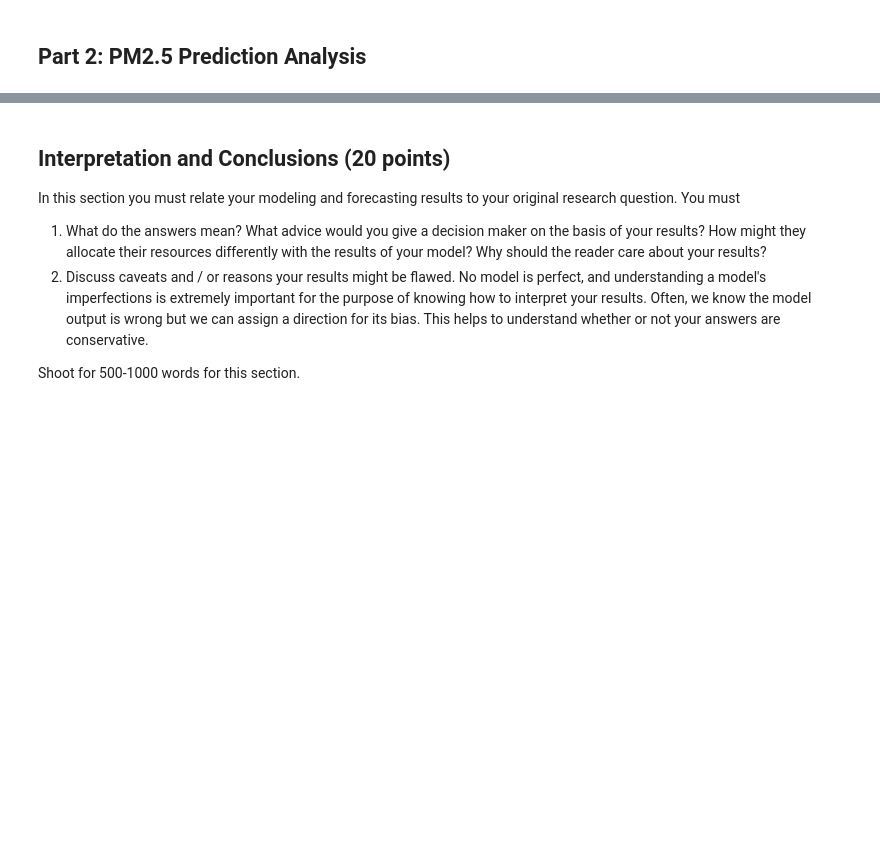
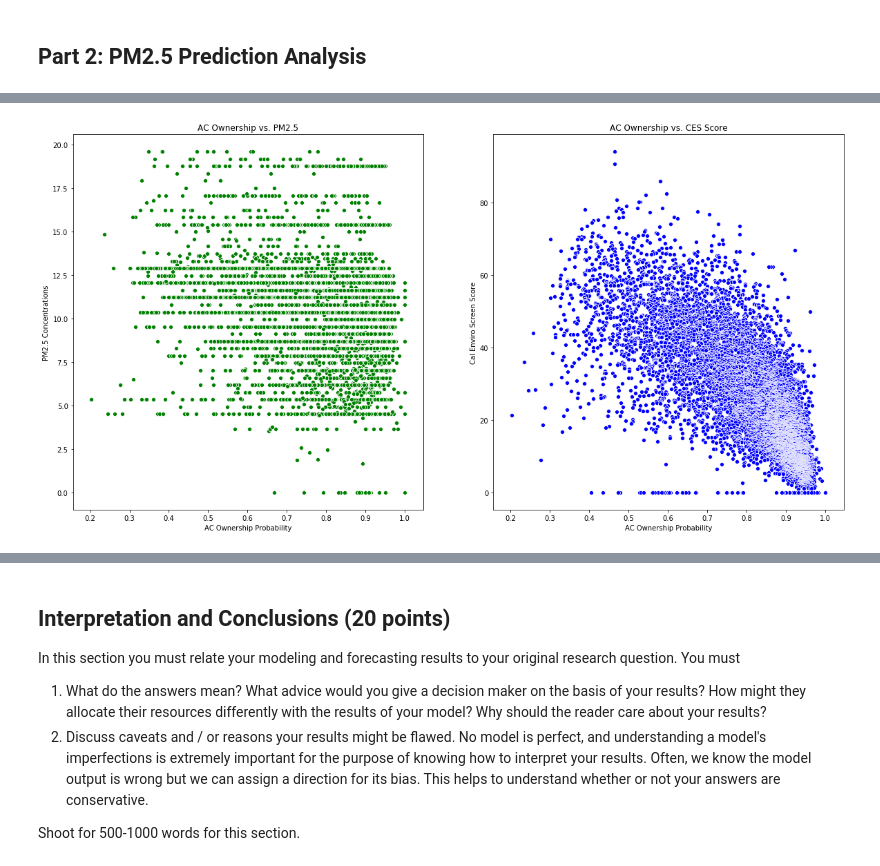
Before and after one commit to elizabethrshehter/er131finalproject, a Jupyter notebook: FinalProjectTemplate_2019.ipynb, the cells around one changed output, grey strips where cells are left out. Saved outputs shown, nothing was run; the diff lists cells and outputs as text; code cells hidden in the pictures; blank space fills up the shorter version.

```diff
--- a/FinalProjectTemplate_2019.ipynb
+++ b/FinalProjectTemplate_2019.ipynb
@@ -701,7 +793,7 @@ X2_train, X2_val, y2_train, y2_val = train_test_split(X2, y2, random_state = 1,
 #plt.show()
 # %%
 #Simple first decision tree
-BuildDecisionTree(X2_train, X2_val, y2_train, y2_val)
+first_tree2 = BuildDecisionTree(X2_train, X2_val, y2_train, y2_val)
 # %% [output]
 Number of features: 2
 Number of nodes (internal and terminal): 23
@@ -716,0 +828,4 @@ DecisionTreeClassifier(class_weight=None, criterion='gini', max_depth=None,
+# %%
+bag_tree2 = BaggingTree(X2_train, X2_val, y2_train, y2_val)
+
+rf_tree2 = RandomForest(X2_train, X2_val, y2_train, y2_val)
@@ -716,0 +946,16 @@ DecisionTreeClassifier(class_weight=None, criterion='gini', max_depth=None,
+# %%
+#Ethnicity Encoding: 0 = Other, 1 = Native American, 2 = Asian/Pacific-Islander , 3 = African-American,
+#4 = Hispanic, 5 = Caucasian
+#Education Encoding: 1 = Education level less than a high school education, 2 = More than a highschool education
+
+#Get the relevant education data for each census tract from Cal Enviro Screen
+education = ces[['Census Tract', 'Education', 'PM2.5', 'CES 3.0 Score', 'SB 535 Disadvantaged Community']]
+
+#Get relevant ethnicity data for each census tract from Cal Enviro Screen
+ethnicity = cesdemo[['Census Tract', 'Hispanic (%)', 'White (%)', 'African American (%)', 'Native American (%)', 'Asian American (%)', 'Other (%)']]
+
+#Merge ethnicity and education data together
+#we will use this to generate fictious samples of 1000 people per census tract with the correct percentages
+
+cesedeth = ethnicity.merge(education, how = 'inner', on = 'Census Tract')
+cesedeth = cesedeth.fillna(0)
@@ -716,0 +997,7 @@ DecisionTreeClassifier(class_weight=None, criterion='gini', max_depth=None,
+# %%
+popsample = popsample.fillna(7) #have to fill Nan with number so that model can run on our data
+y_pred = rf_tree2.predict(popsample)
+AC_ownership = sum(y_pred == 1)/len(y_pred)
+
+AC_ownership #this is a measure of how many individuals in the fictious sample of 1000
+#from the first census tract are predicted to have AC by our model
@@ -716,0 +1068,17 @@ DecisionTreeClassifier(class_weight=None, criterion='gini', max_depth=None,
+# %%
+plt.figure(figsize = (20,10))
+
+plt.subplot(121)
+sns.scatterplot(cesedeth['AC Adoption '],cesedeth['PM2.5'], color = 'g')
+plt.xlabel('AC Ownership Probability')
+plt.ylabel('PM2.5 Concentrations')
+plt.title('AC Ownership vs. PM2.5')
+
+plt.subplot(122)
+sns.scatterplot(cesedeth['AC Adoption '],cesedeth['CES 3.0 Score'], color = 'b')
+plt.xlabel('AC Ownership Probability')
+plt.ylabel('Cal Enviro Screen Score')
+plt.title('AC Ownership vs. CES Score')
+plt.show()
+# %% [output]
+[figure, added]
```
Also changed, not shown: parts of 48 cells of this notebook.
